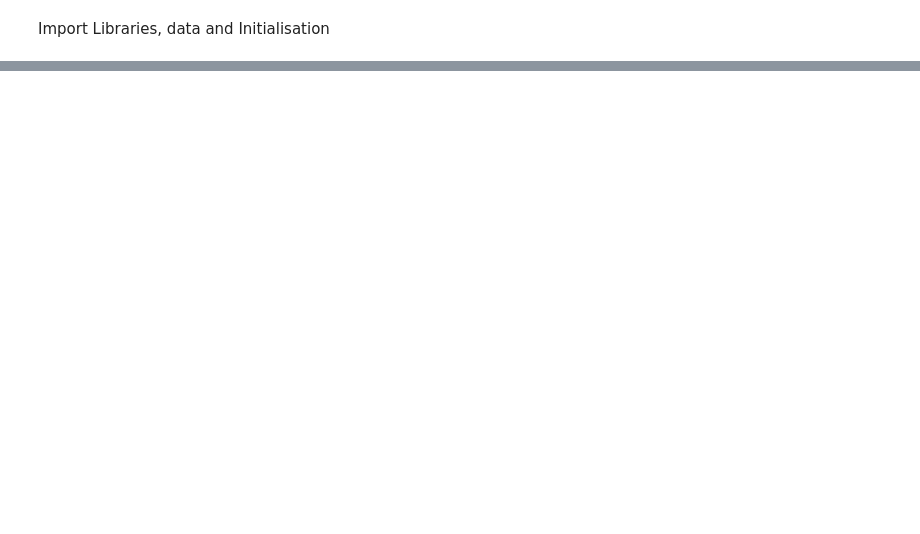
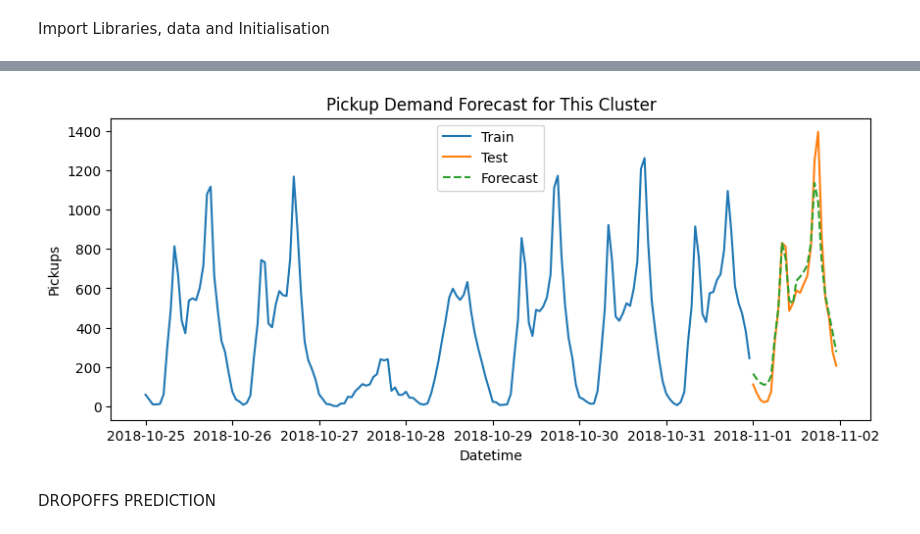
Before and after one commit to Andrejj23/city-bike, a Jupyter notebook: Vasilis/clustering.ipynb, the cells around one changed output, grey strips where cells are left out. Cells and saved outputs as stored; diff of their text form; code cells hidden in the pictures; blank space fills up the shorter version.

Commit message:
clustering

```diff
--- a/Vasilis/clustering.ipynb
+++ b/Vasilis/clustering.ipynb
@@ -96,0 +210,6 @@ Number of noise points: 0
+# %%
+# Create pickup hour and date columns
+data_filtered['pickup_hour'] = data_filtered['start_time'].dt.hour
+data_filtered['date'] = data_filtered['start_time'].dt.date
+
+data_filtered.info()
@@ -96,0 +252,41 @@ Number of noise points: 0
+# %%
+cluster_hourly['datetime'] = pd.to_datetime(
+    cluster_hourly['date'].astype(str) + ' ' +
+    cluster_hourly['pickup_hour'].astype(str) + ':00:00'
+)
+cluster_hourly = cluster_hourly.sort_values('datetime')
+# %%
+train_data = cluster_hourly[cluster_hourly['datetime'].dt.month <= 10]['pickups']
+train_data.index = cluster_hourly[cluster_hourly['datetime'].dt.month <= 10]['datetime']
+
+test_data = cluster_hourly[cluster_hourly['datetime'].dt.month >= 11]['pickups']
+test_data.index = cluster_hourly[cluster_hourly['datetime'].dt.month >= 11]['datetime']
+# %%
+from statsmodels.tsa.statespace.sarimax import SARIMAX
+
+# Fit ARIMA model for this cluster
+model = SARIMAX(train_data, order=(1, 1, 1), seasonal_order=(1, 1, 1, 24))
+fitted = model.fit(disp=False)
+
+# Forecast next 24 hours
+forecast = fitted.forecast(steps=24)
+
+# Create forecast datetime index
+last_train_datetime = train_data.index[-1]
+forecast_index = pd.date_range(start=last_train_datetime + pd.Timedelta(hours=1), periods=24, freq='H')
+
+# Plot results
+import matplotlib.pyplot as plt
+plt.figure(figsize=(10, 4))
+plt.plot(train_data[-24*7:], label='Train')
+plt.plot(test_data[:24], label='Test')
+plt.plot(forecast_index, forecast, '--', label='Forecast')
+plt.title('Pickup Demand Forecast for This Cluster')
+plt.xlabel('Datetime')
+plt.ylabel('Pickups')
+plt.legend()
+plt.show()
+# %% [output]
+[figure, added]
+# %% [markdown]
+DROPOFFS PREDICTION
```
Also changed, not shown: parts of 18 cells of this notebook, 2 other files.
